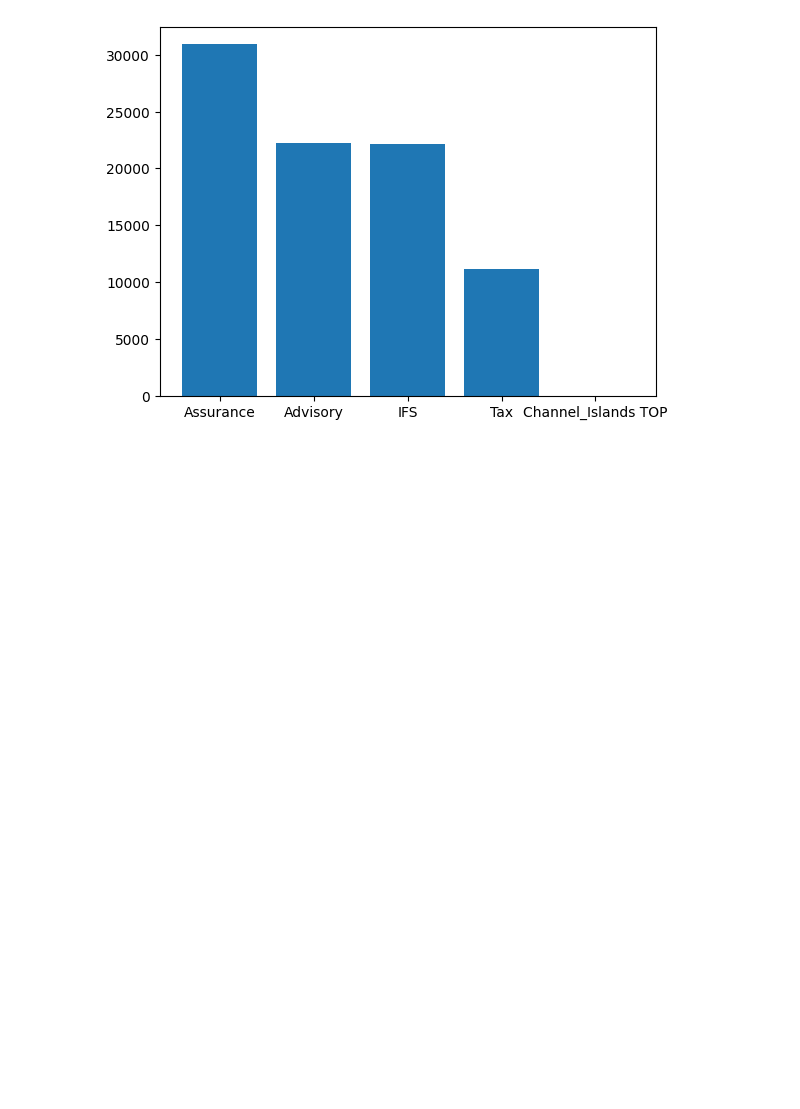
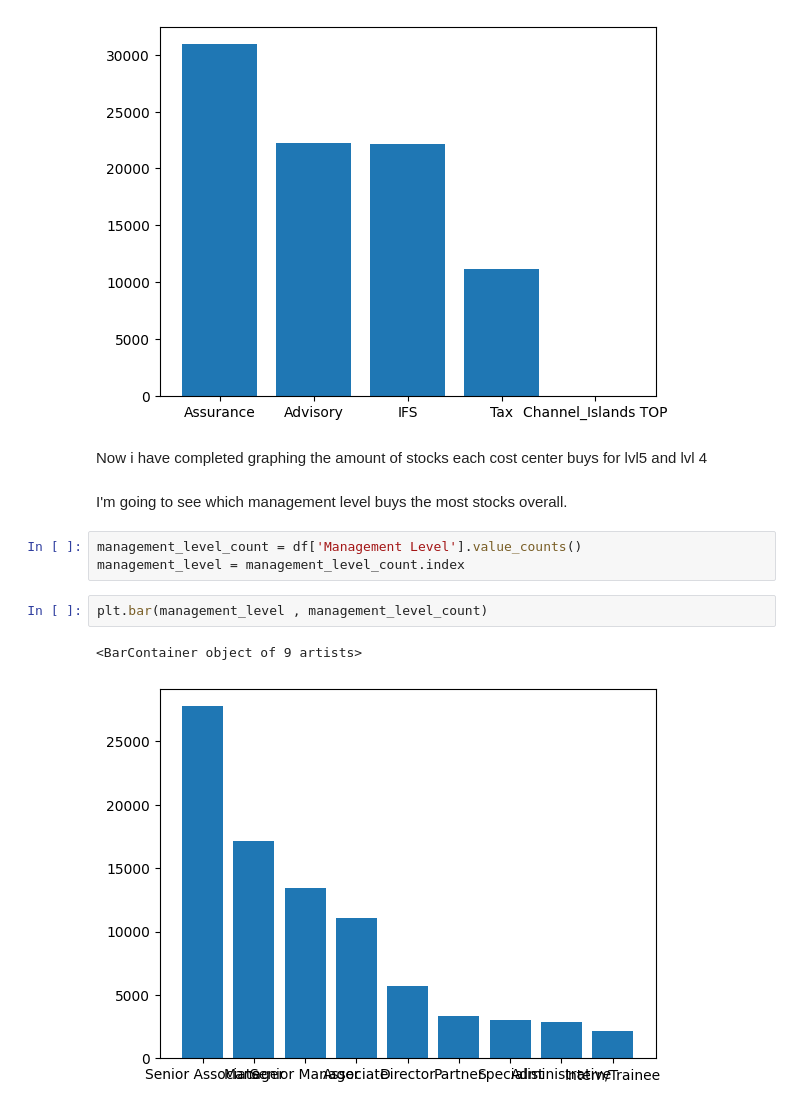
Before and after one commit to Danza101/Data_Landscape, a Jupyter notebook: Code.ipynb, the cells around one changed output. Drawn from its saved outputs; the diff is of its cells as text; blank space fills up the shorter version.

```diff
--- a/Code.ipynb
+++ b/Code.ipynb
@@ -405,3 +394,15 @@ plt.bar(cost_center_lvl_5 , cost_center_counts_lvl_5)
 # %% [output]
 <BarContainer object of 5 artists>
 [figure]
+# %% [markdown]
+Now i have completed graphing the amount of stocks each cost center buys for lvl5 and lvl 4
+# %% [markdown]
+I'm going to see which management level buys the most stocks overall.
+# %%
+management_level_count = df['Management Level'].value_counts()
+management_level = management_level_count.index
+# %%
+plt.bar(management_level , management_level_count)
+# %% [output]
+<BarContainer object of 9 artists>
+[figure, added]
```
Also changed, not shown: parts of 10 cells of this notebook, 1 other file.
